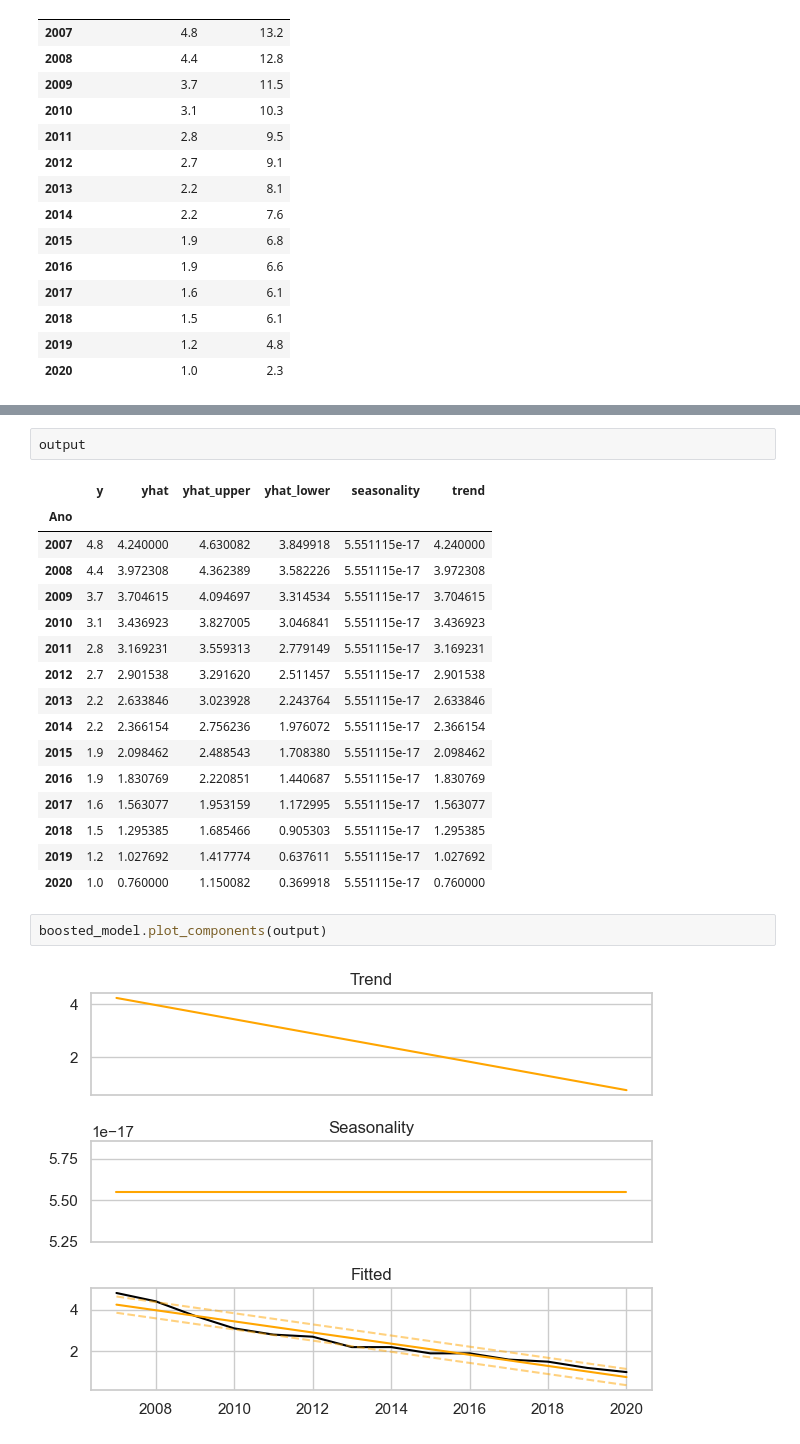
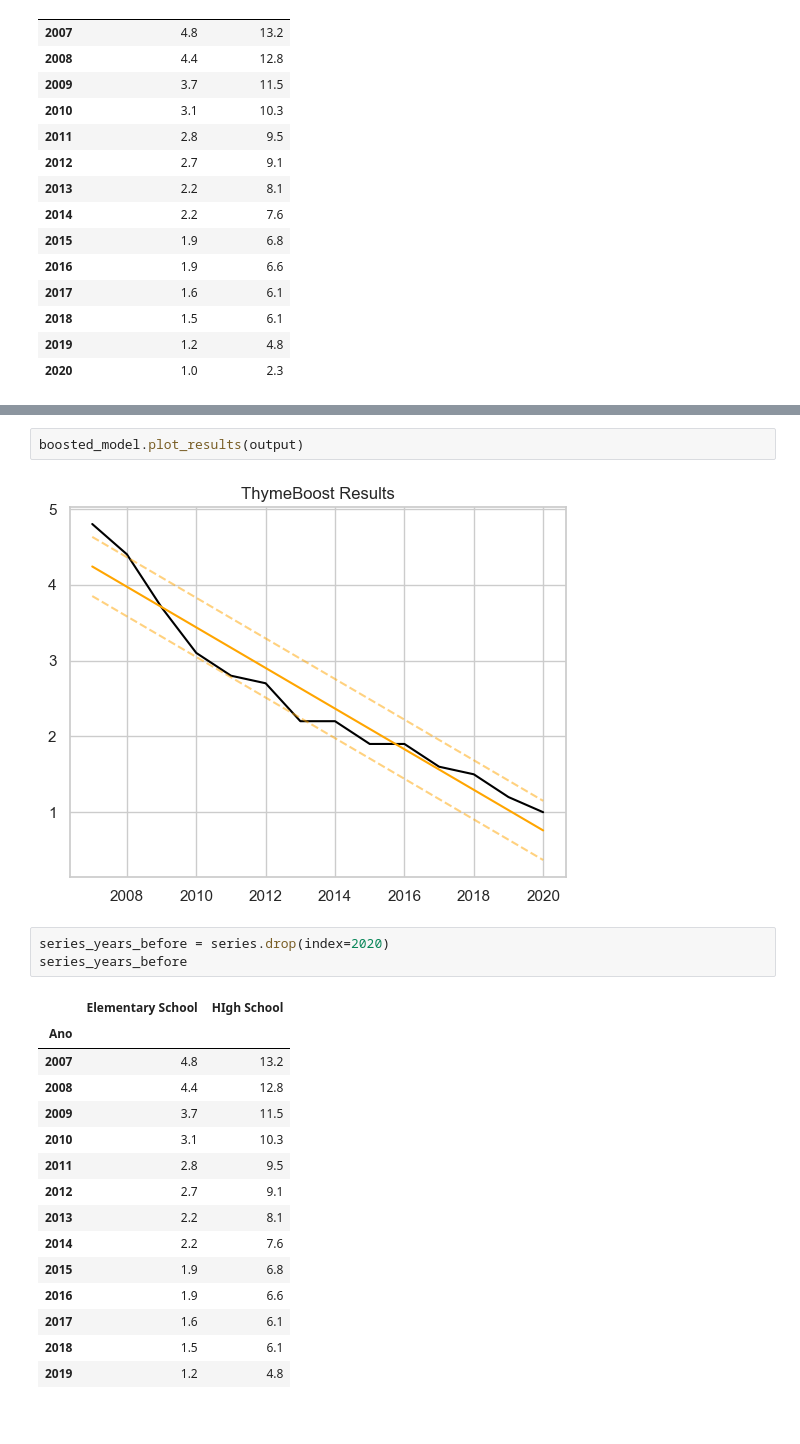
Before and after one commit to aianshay/covid-impacts-on-education, a Jupyter notebook: viz_rq5.ipynb, the cells around one changed output, grey strips where cells are left out. Saved outputs shown, nothing was run; the diff lists cells and outputs as text.

```diff
--- a/viz_rq5.ipynb
+++ b/viz_rq5.ipynb
@@ -304,23 +301,23 @@ Using round 3
-# %%
-output
-# %% [output]
-|  | y | yhat | yhat_upper | yhat_lower | seasonality | trend |
-| Ano |  |  |  |  |  |  |
-| 2007 | 4.8 | 4.240000 | 4.630082 | 3.849918 | 5.551115e-17 | 4.240000 |
-| 2008 | 4.4 | 3.972308 | 4.362389 | 3.582226 | 5.551115e-17 | 3.972308 |
-| 2009 | 3.7 | 3.704615 | 4.094697 | 3.314534 | 5.551115e-17 | 3.704615 |
-| 2010 | 3.1 | 3.436923 | 3.827005 | 3.046841 | 5.551115e-17 | 3.436923 |
-| 2011 | 2.8 | 3.169231 | 3.559313 | 2.779149 | 5.551115e-17 | 3.169231 |
-| 2012 | 2.7 | 2.901538 | 3.291620 | 2.511457 | 5.551115e-17 | 2.901538 |
-| 2013 | 2.2 | 2.633846 | 3.023928 | 2.243764 | 5.551115e-17 | 2.633846 |
-| 2014 | 2.2 | 2.366154 | 2.756236 | 1.976072 | 5.551115e-17 | 2.366154 |
-| 2015 | 1.9 | 2.098462 | 2.488543 | 1.708380 | 5.551115e-17 | 2.098462 |
-| 2016 | 1.9 | 1.830769 | 2.220851 | 1.440687 | 5.551115e-17 | 1.830769 |
-| 2017 | 1.6 | 1.563077 | 1.953159 | 1.172995 | 5.551115e-17 | 1.563077 |
-| 2018 | 1.5 | 1.295385 | 1.685466 | 0.905303 | 5.551115e-17 | 1.295385 |
-| 2019 | 1.2 | 1.027692 | 1.417774 | 0.637611 | 5.551115e-17 | 1.027692 |
-| 2020 | 1.0 | 0.760000 | 1.150082 | 0.369918 | 5.551115e-17 | 0.760000 |
 # %%
-boosted_model.plot_components(output)
+boosted_model.plot_results(output)
 # %% [output]
-[figure, old version]
+[figure, new version]
+# %%
+series_years_before = series.drop(index=2020)
+series_years_before
+# %% [output]
+|  | Elementary School | HIgh School |
+| Ano |  |  |
+| 2007 | 4.8 | 13.2 |
+| 2008 | 4.4 | 12.8 |
+| 2009 | 3.7 | 11.5 |
+| 2010 | 3.1 | 10.3 |
+| 2011 | 2.8 | 9.5 |
+| 2012 | 2.7 | 9.1 |
+| 2013 | 2.2 | 8.1 |
+| 2014 | 2.2 | 7.6 |
+| 2015 | 1.9 | 6.8 |
+| 2016 | 1.9 | 6.6 |
+| 2017 | 1.6 | 6.1 |
+| 2018 | 1.5 | 6.1 |
+| 2019 | 1.2 | 4.8 |
```
Also changed, not shown: parts of 7 cells of this notebook.
